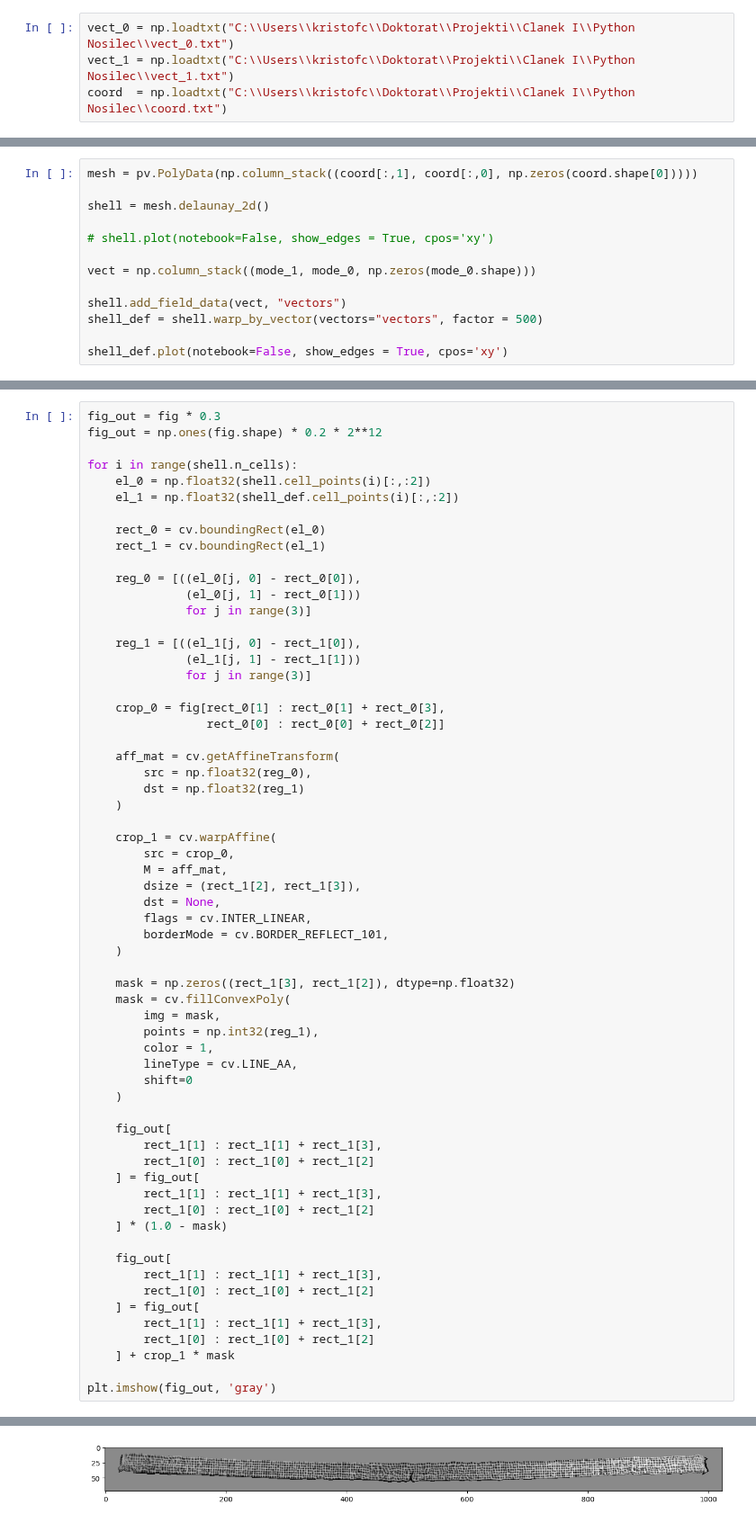
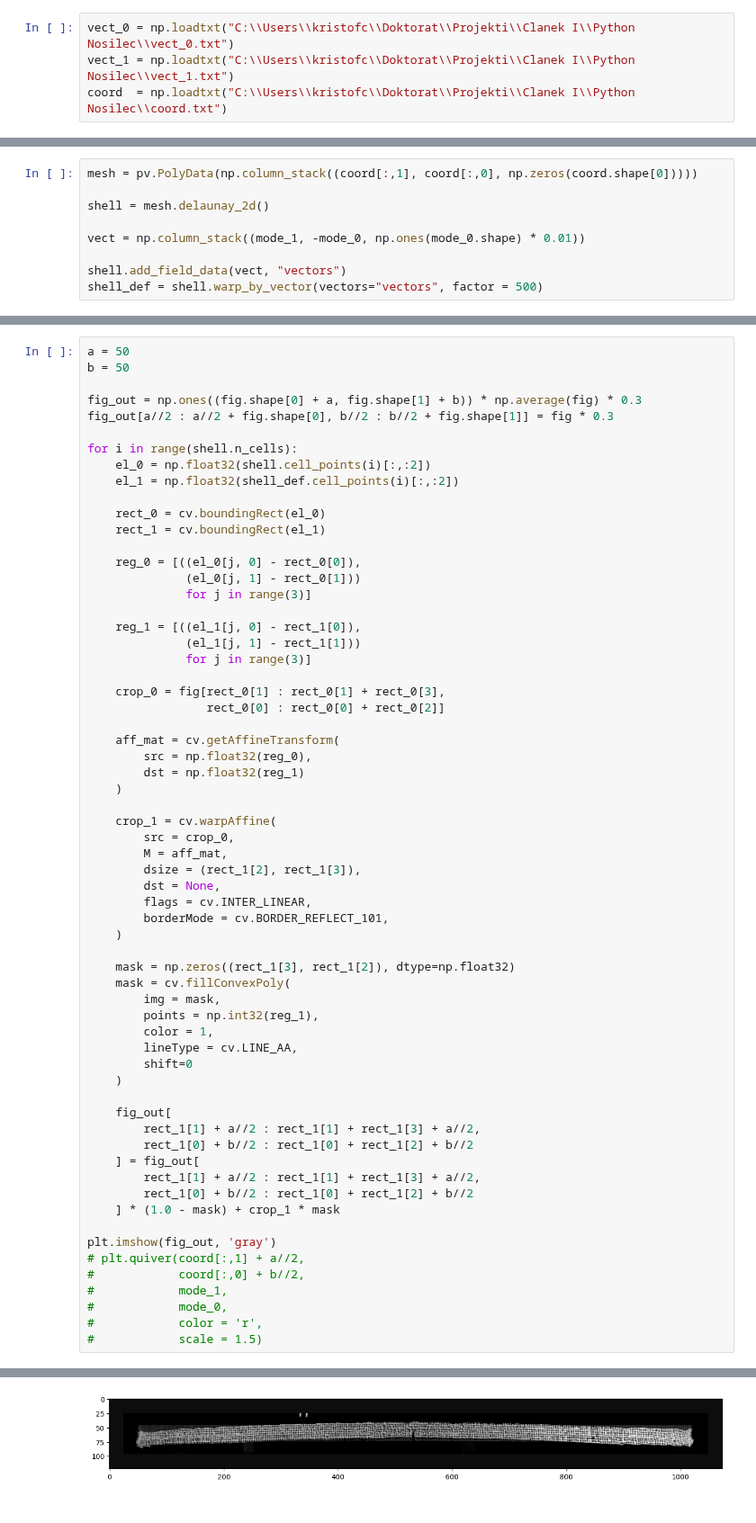
Before and after one commit to ladisk/pyidi, a Jupyter notebook: MM_dev.ipynb, the cells around one changed output, grey strips where cells are left out. Shown at 90% size. Drawn from its saved outputs; the diff is of its cells as text.

Commit message:
Static output image size implemented.

```diff
--- a/MM_dev.ipynb
+++ b/MM_dev.ipynb
@@ -40,11 +40,7 @@ mesh = pv.PolyData(np.column_stack((coord[:,1], coord[:,0], np.zeros(coord.shape
 
 shell = mesh.delaunay_2d()
 
-# shell.plot(notebook=False, show_edges = True, cpos='xy')
-
-vect = np.column_stack((mode_1, mode_0, np.zeros(mode_0.shape)))
+vect = np.column_stack((mode_1, -mode_0, np.ones(mode_0.shape) * 0.01))
 
 shell.add_field_data(vect, "vectors")
 shell_def = shell.warp_by_vector(vectors="vectors", factor = 500)
-
-shell_def.plot(notebook=False, show_edges = True, cpos='xy')
@@ -51,6 +57,9 @@ shell_def.plot(notebook=False, show_edges = True, cpos='xy')
 # %%
-fig_out = fig * 0.3
-fig_out = np.ones(fig.shape) * 0.2 * 2**12
+a = 50
+b = 50
+
+fig_out = np.ones((fig.shape[0] + a, fig.shape[1] + b)) * np.average(fig) * 0.3
+fig_out[a//2 : a//2 + fig.shape[0], b//2 : b//2 + fig.shape[1]] = fig * 0.3
 
 for i in range(shell.n_cells):
     el_0 = np.float32(shell.cell_points(i)[:,:2])
@@ -72,44 +81,42 @@ for i in range(shell.n_cells):
 
     aff_mat = cv.getAffineTransform(
         src = np.float32(reg_0),
         dst = np.float32(reg_1)
     )
 
     crop_1 = cv.warpAffine(
         src = crop_0,
         M = aff_mat,
         dsize = (rect_1[2], rect_1[3]),
         dst = None,
         flags = cv.INTER_LINEAR,
         borderMode = cv.BORDER_REFLECT_101,
     )
 
     mask = np.zeros((rect_1[3], rect_1[2]), dtype=np.float32)
     mask = cv.fillConvexPoly(
         img = mask,
         points = np.int32(reg_1),
         color = 1,
         lineType = cv.LINE_AA,
         shift=0
     )
 
     fig_out[
-        rect_1[1] : rect_1[1] + rect_1[3],
-        rect_1[0] : rect_1[0] + rect_1[2]
+        rect_1[1] + a//2 : rect_1[1] + rect_1[3] + a//2,
+        rect_1[0] + b//2 : rect_1[0] + rect_1[2] + b//2
     ] = fig_out[
-        rect_1[1] : rect_1[1] + rect_1[3],
-        rect_1[0] : rect_1[0] + rect_1[2]
-    ] * (1.0 - mask)
-
-    fig_out[
-        rect_1[1] : rect_1[1] + rect_1[3],
-        rect_1[0] : rect_1[0] + rect_1[2]
-    ] = fig_out[
-        rect_1[1] : rect_1[1] + rect_1[3],
-        rect_1[0] : rect_1[0] + rect_1[2]
-    ] + crop_1 * mask
+        rect_1[1] + a//2 : rect_1[1] + rect_1[3] + a//2,
+        rect_1[0] + b//2 : rect_1[0] + rect_1[2] + b//2
+    ] * (1.0 - mask) + crop_1 * mask
 
 plt.imshow(fig_out, 'gray')
+# plt.quiver(coord[:,1] + a//2,
+#            coord[:,0] + b//2,
+#            mode_1,
+#            mode_0,
+#            color = 'r',
+#            scale = 1.5)
 # %% [output]
 <matplotlib.image.AxesImage at 0x...>
-[figure, old version]
+[figure, new version]
```
Also changed, not shown: parts of 2 cells of this notebook.
